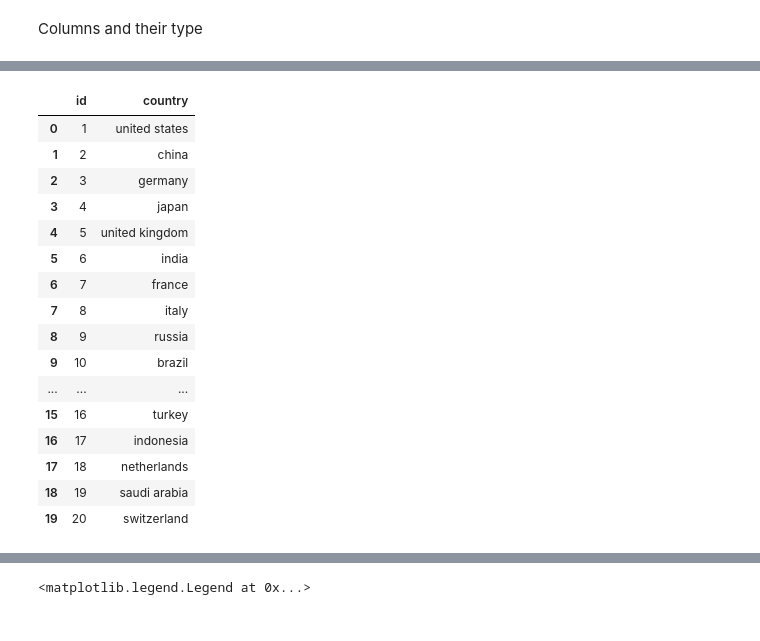
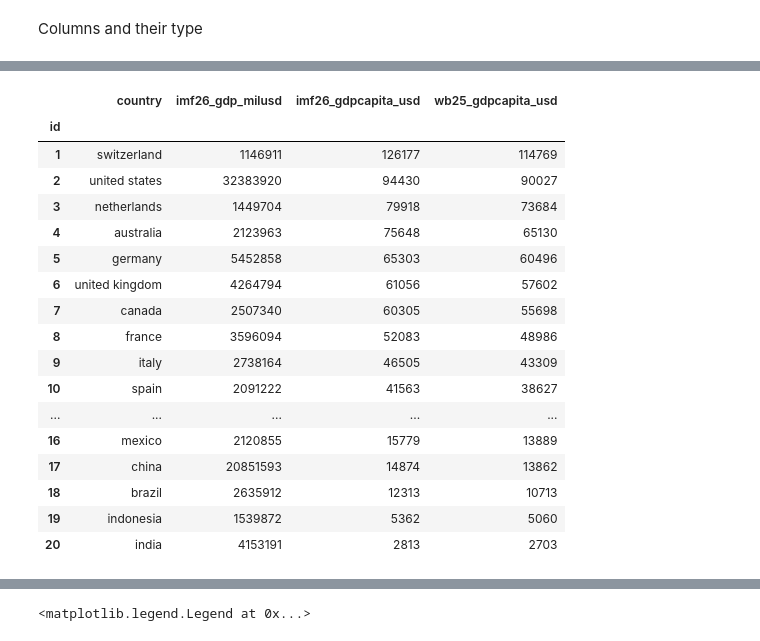
Before and after one commit to danialghamari/SQL_projects, a Jupyter notebook: Covid_19_analysis/Analysis.ipynb, the cells around one changed output, grey strips where cells are left out. Cells and saved outputs as stored; diff of their text form; code cells hidden in the pictures.

```diff
--- a/Covid_19_analysis/Analysis.ipynb
+++ b/Covid_19_analysis/Analysis.ipynb
@@ -63,26 +79,27 @@ testing                | date(DATE), new_tests(REAL), id(INTEGER), country_id(IN
 # %%
 query = '''
-        select id,country
+        select *
         from public.countries;
 '''
 
-country_df = pd.read_sql(query, engine)
+country_df = pd.read_sql(query, engine).set_index(keys='id')
 country_df
 # %% [output]
-|  | id | country |
-| 0 | 1 | united states |
-| 1 | 2 | china |
-| 2 | 3 | germany |
-| 3 | 4 | japan |
-| 4 | 5 | united kingdom |
-| 5 | 6 | india |
-| 6 | 7 | france |
-| 7 | 8 | italy |
-| 8 | 9 | russia |
-| 9 | 10 | brazil |
-| ... | ... | ... |
-| 15 | 16 | turkey |
-| 16 | 17 | indonesia |
-| 17 | 18 | netherlands |
-| 18 | 19 | saudi arabia |
-| 19 | 20 | switzerland |
+|  | country | imf26_gdp_milusd | imf26_gdpcapita_usd | wb25_gdpcapita_usd |
+| id |  |  |  |  |
+| 1 | switzerland | 1146911 | 126177 | 114769 |
+| 2 | united states | 32383920 | 94430 | 90027 |
+| 3 | netherlands | 1449704 | 79918 | 73684 |
+| 4 | australia | 2123963 | 75648 | 65130 |
+| 5 | germany | 5452858 | 65303 | 60496 |
+| 6 | united kingdom | 4264794 | 61056 | 57602 |
+| 7 | canada | 2507340 | 60305 | 55698 |
+| 8 | france | 3596094 | 52083 | 48986 |
+| 9 | italy | 2738164 | 46505 | 43309 |
+| 10 | spain | 2091222 | 41563 | 38627 |
+| ... | ... | ... | ... | ... |
+| 16 | mexico | 2120855 | 15779 | 13889 |
+| 17 | china | 20851593 | 14874 | 13862 |
+| 18 | brazil | 2635912 | 12313 | 10713 |
+| 19 | indonesia | 1539872 | 5362 | 5060 |
+| 20 | india | 4153191 | 2813 | 2703 |
```
Also changed, not shown: parts of 18 cells of this notebook, 7 other files.
